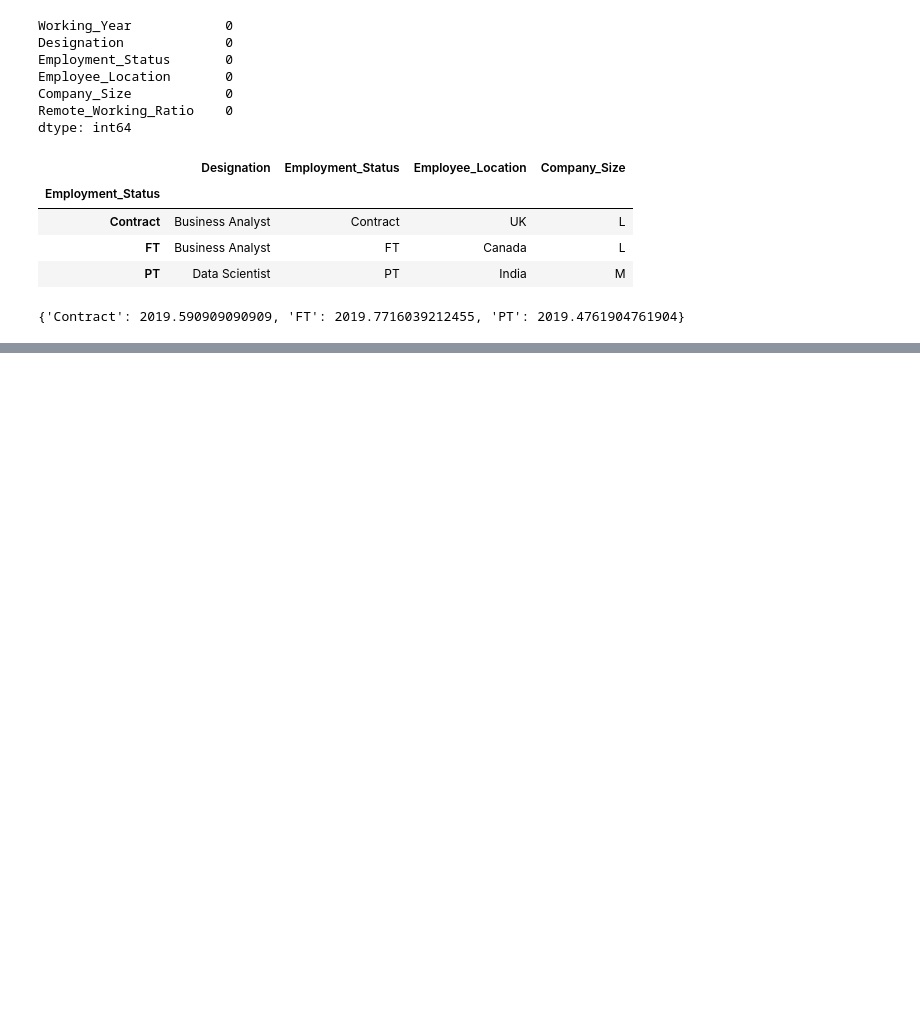
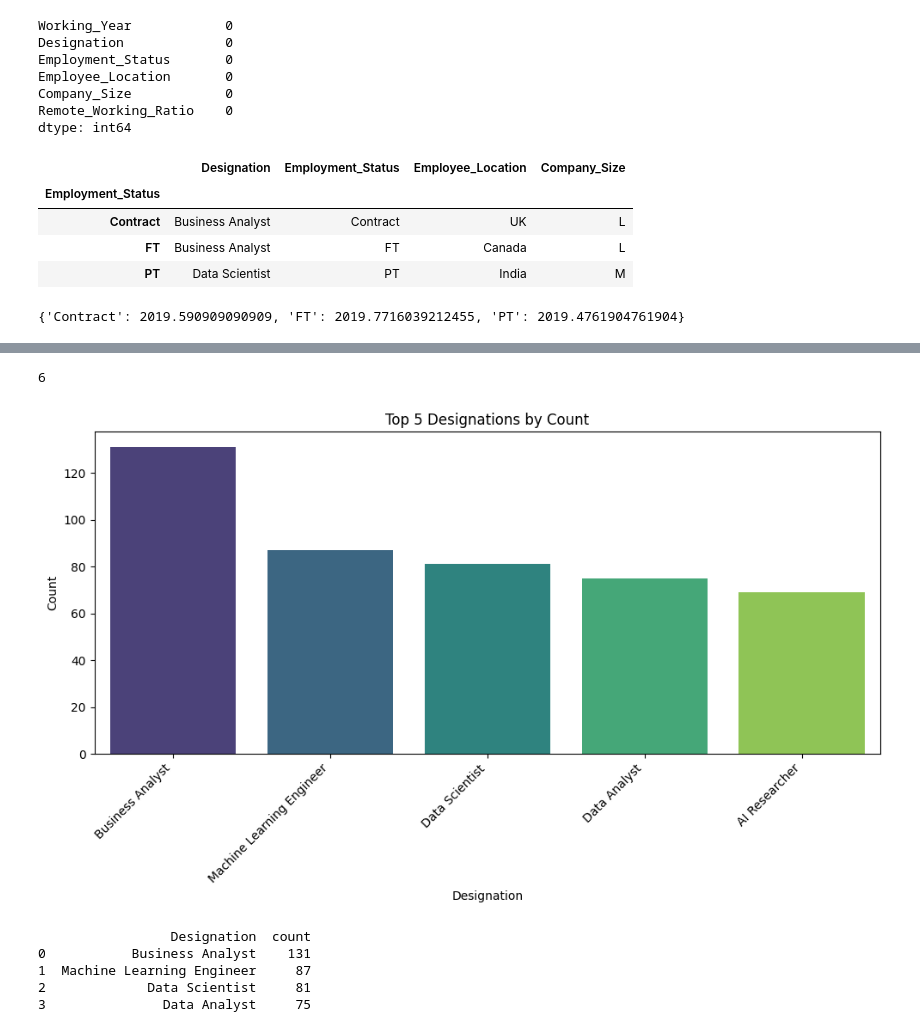
Before and after one commit to Haris-09/Python-Programming, a Jupyter notebook: Exploratory_Data_Analysis.ipynb, the cells around one changed output, grey strips where cells are left out. Cells and saved outputs as stored; diff of their text form; code cells hidden in the pictures; blank space fills up the shorter version.

Commit message:
EDA on categorical data

```diff
--- a/Exploratory_Data_Analysis.ipynb
+++ b/Exploratory_Data_Analysis.ipynb
@@ -433,0 +446,26 @@ salaries['Working_Year'] = salaries['Working_Year'].fillna(salaries['Employment_
+# %%
+print(salaries['Designation'].nunique())
+# %% [output]
+6
+# %%
+# top 5 designations bar plot
+top_5_designations = salaries['Designation'].value_counts().nlargest(5)
+plt.figure(figsize=(10, 6))
+sns.barplot(x=top_5_designations.index, y=top_5_designations.values, palette='viridis', hue=top_5_designations.index)
+plt.title('Top 5 Designations by Count')
+plt.xlabel('Designation')
+plt.ylabel('Count')
+plt.xticks(rotation=45, ha='right')
+plt.tight_layout()
+plt.show()
+# %% [output]
+[figure, added]
+# %%
+top_4 = salaries['Designation'].value_counts().head(4).reset_index()
+print(top_4)
+# %% [output]
+                 Designation  count
+0           Business Analyst    131
+1  Machine Learning Engineer     87
+2             Data Scientist     81
+3               Data Analyst     75
```
Also changed, not shown: parts of 26 cells of this notebook.
